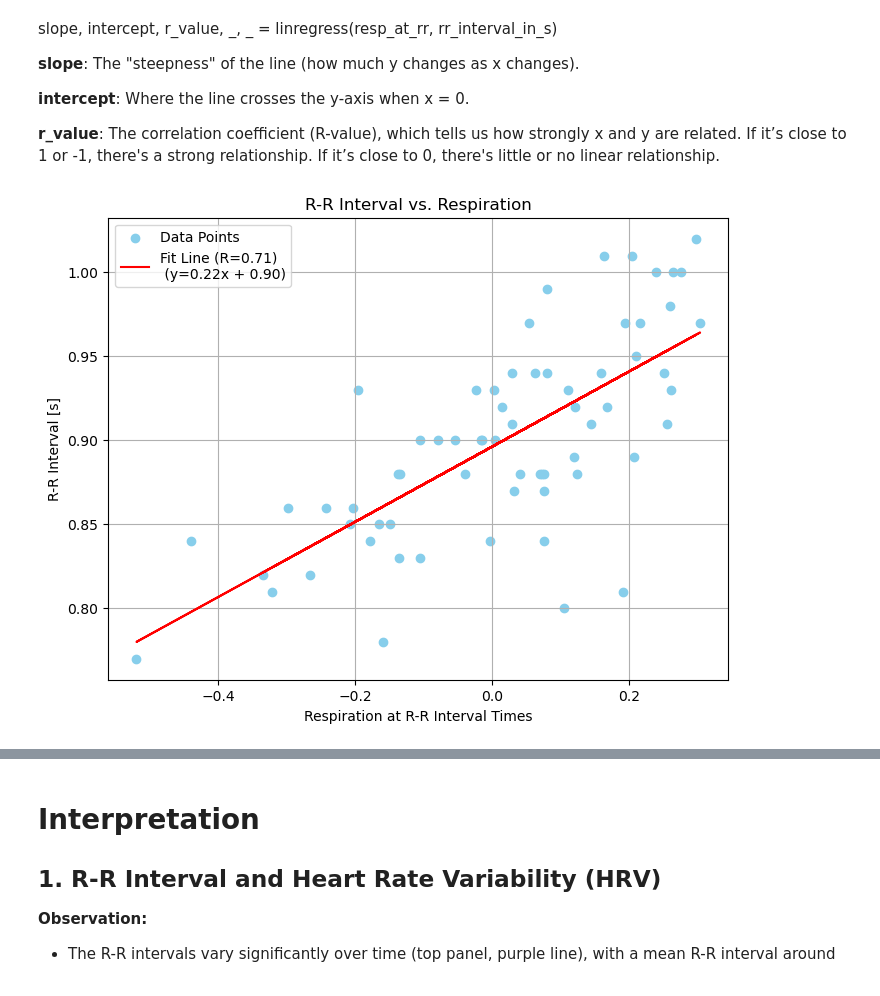
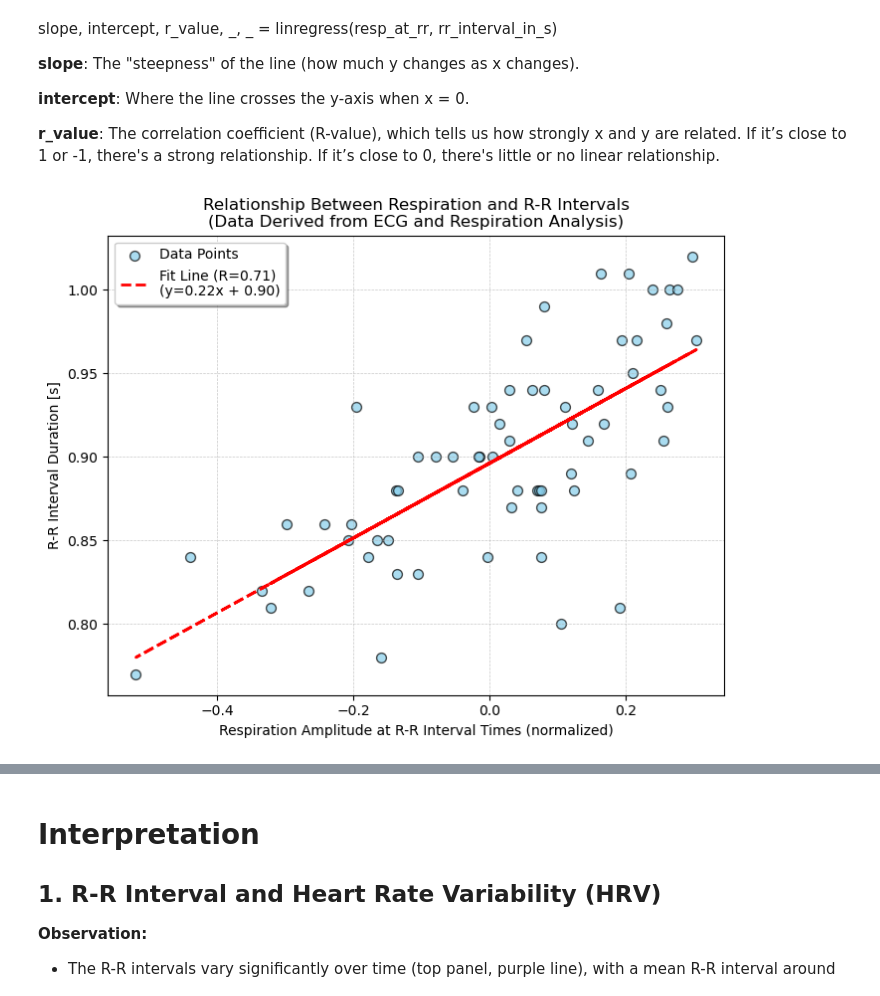
Before and after one commit to Daught/digital_biomarker, a Jupyter notebook: Signals/1_ECG_and_Respiration/L1-ecg-RR-intervals.ipynb, the cells around one changed output, grey strips where cells are left out. Drawn from its saved outputs; the diff is of its cells as text; code cells hidden in the pictures.

```diff
--- a/Signals/1_ECG_and_Respiration/L1-ecg-RR-intervals.ipynb
+++ b/Signals/1_ECG_and_Respiration/L1-ecg-RR-intervals.ipynb
@@ -258,22 +269,27 @@ slope, intercept, r_value, _, _ = linregress(resp_at_rr, rr_interval_in_s)
 
 **r_value**: The correlation coefficient (R-value), which tells us how strongly x and y are related. If it’s close to 1 or -1, there's a strong relationship. If it’s close to 0, there's little or no linear relationship.
 # %%
-# Simple scatter plot of R-R interval vs. respiration at R peak times
 plt.figure(figsize=(8, 6))
-plt.scatter(resp_at_rr, rr_interval_in_s, color='skyblue', label='Data Points')
 
-# Add a linear regression line
-plt.plot(resp_at_rr, slope * resp_at_rr + intercept, color='red', label=f'Fit Line (R={r_value:.2f}) \n (y={slope:.2f}x + {intercept:.2f})')
+# Scatter plot with enhanced markers
+plt.scatter(resp_at_rr, rr_interval_in_s, color='skyblue', s=50, alpha=0.7, edgecolor='black', label='Data Points')
+
+# Linear regression line
+plt.plot(resp_at_rr, slope * resp_at_rr + intercept, color='red', linestyle='--', linewidth=2, label=f'Fit Line (R={r_value:.2f})\n(y={slope:.2f}x + {intercept:.2f})')
 
 # Labels and title
-plt.xlabel('Respiration at R-R Interval Times')
-plt.ylabel('R-R Interval [s]')
-plt.title('R-R Interval vs. Respiration')
-plt.legend()
-plt.grid(True)
+plt.xlabel('Respiration Amplitude at R-R Interval Times (normalized)')
+plt.ylabel('R-R Interval Duration [s]')
+plt.title('Relationship Between Respiration and R-R Intervals\n(Data Derived from ECG and Respiration Analysis)')
+
+# Grid and legend
+plt.grid(visible=True, which='both', linestyle='--', linewidth=0.5, alpha=0.7)
+plt.legend(loc='upper left', fontsize=10, frameon=True, shadow=True)
+
+# Show the plot
 plt.show()
 # %% [output]
-[figure, old version]
+[figure, new version]
 # %%
 # linear regression
 # x-values are the respiration values (resp_at_rr), y-values are the QRS amplidutes (y_QRS).
```
Also changed, not shown: parts of 3 cells of this notebook, 2 other files.
